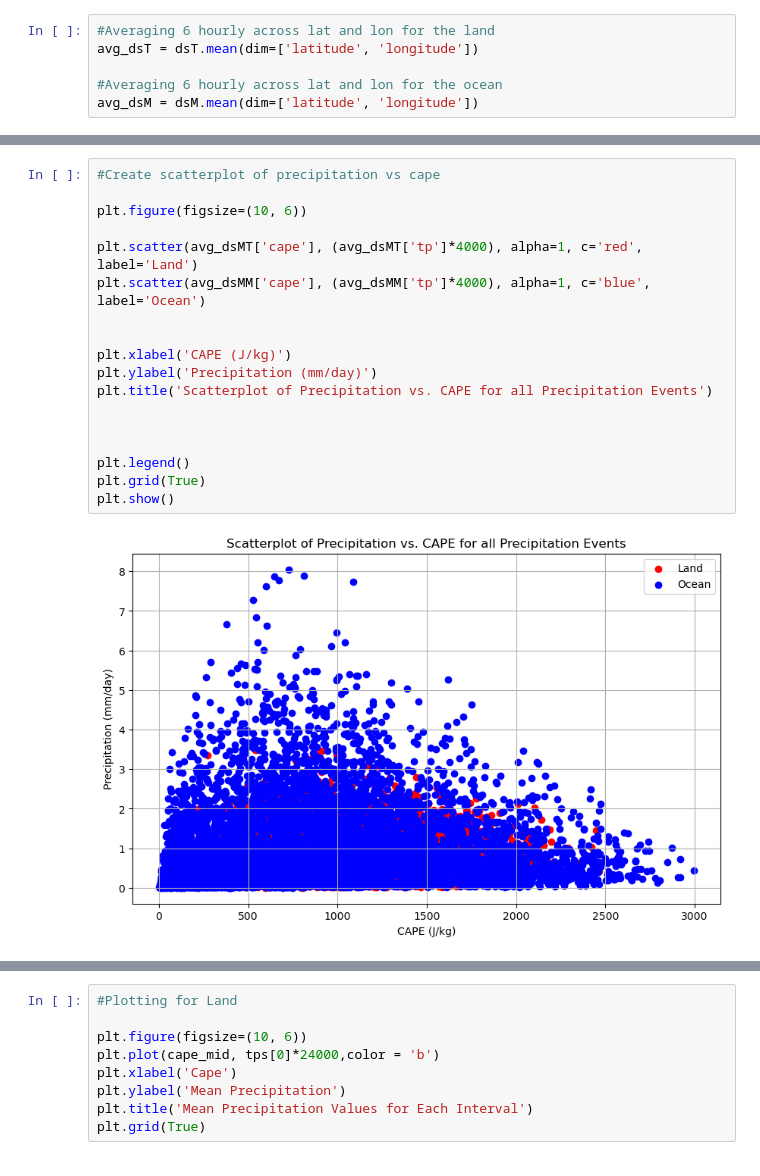
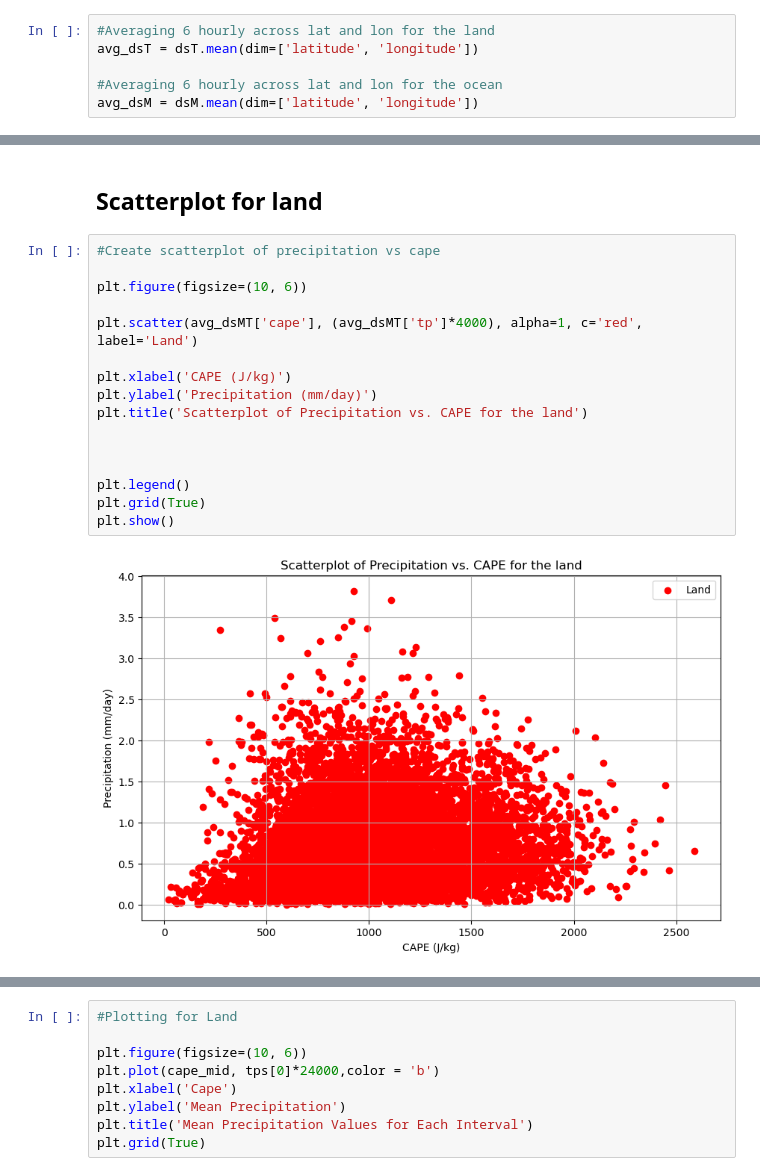
Before and after one commit to VarinR/Atmospheric-Science, a Jupyter notebook: Tropics_1.ipynb, the cells around one changed output, grey strips where cells are left out. Drawn from its saved outputs; the diff is of its cells as text.

```diff
--- a/Tropics_1.ipynb
+++ b/Tropics_1.ipynb
@@ -58,20 +68,20 @@ avg_dsM = dsM.mean(dim=['latitude', 'longitude'])
+# %% [markdown]
+## Scatterplot for land
 # %%
 #Create scatterplot of precipitation vs cape
 
 plt.figure(figsize=(10, 6))
 
 plt.scatter(avg_dsMT['cape'], (avg_dsMT['tp']*4000), alpha=1, c='red', label='Land')
-plt.scatter(avg_dsMM['cape'], (avg_dsMM['tp']*4000), alpha=1, c='blue', label='Ocean')
-
 
 plt.xlabel('CAPE (J/kg)')
 plt.ylabel('Precipitation (mm/day)')
-plt.title('Scatterplot of Precipitation vs. CAPE for all Precipitation Events')
+plt.title('Scatterplot of Precipitation vs. CAPE for the land')
 
 
 
 plt.legend()
 plt.grid(True)
 plt.show()
 # %% [output]
-[figure, old version]
+[figure, new version]
```
Also changed, not shown: parts of 14 cells of this notebook, 1 other file.
